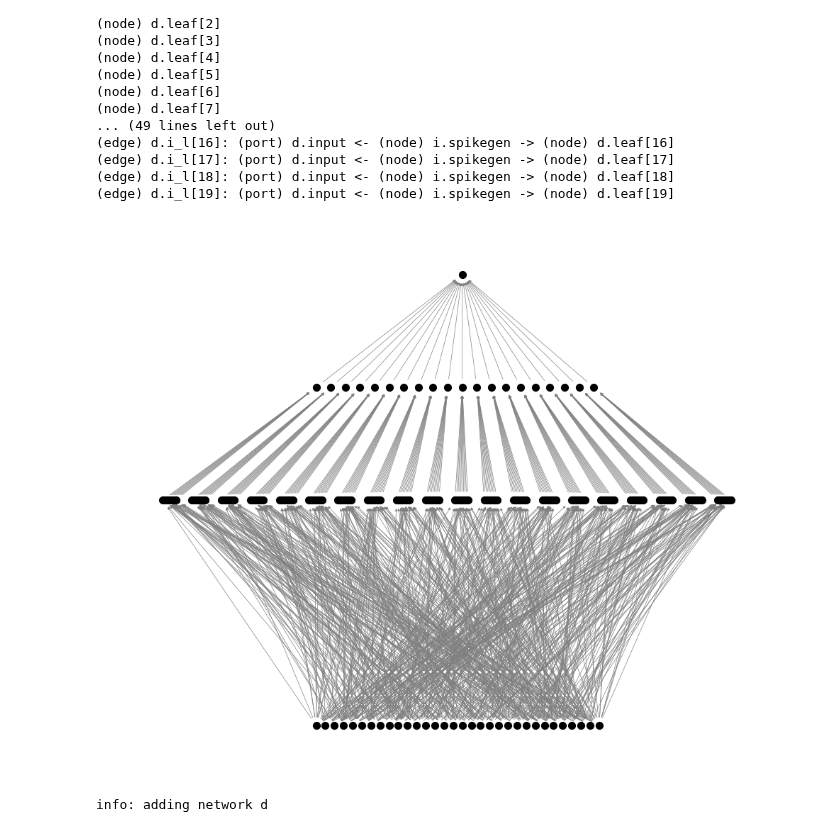
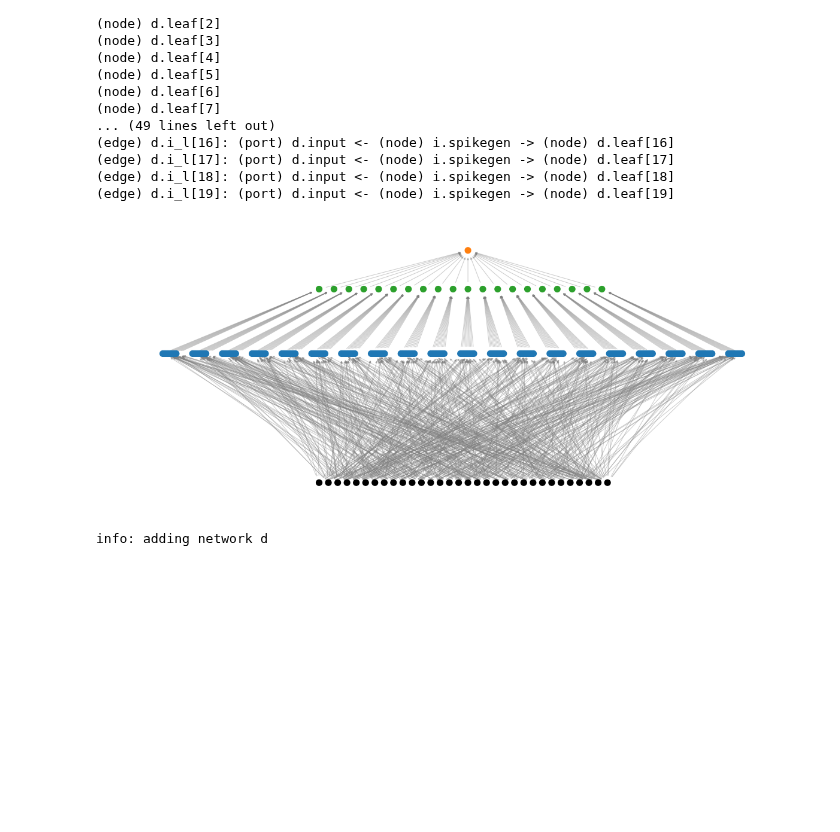
Before and after one commit to sandialabs/Sango, a Jupyter notebook: notebooks/example_dendstruct.ipynb, the cells around one changed output. Drawn from its saved outputs; the diff is of its cells as text; code cells hidden in the pictures; blank space fills up the shorter version.

Commit message:
updating figures to be more informative

```diff
--- a/notebooks/example_dendstruct.ipynb
+++ b/notebooks/example_dendstruct.ipynb
@@ -126,31 +126,36 @@ print(net)
 # %%
 # Modify the positions a bit for the visualization
 graph = net.graph()
 pos = nx.circular_layout(graph)
+index_map = {node: i for i, node in enumerate(graph.nodes())}
+color_map = ['black' for node in graph.nodes()] # default
 
 for i in range(input_n):
     pos[net.i.spikegen[i].name][0] = 1.0 * i / input_n - 0.5
     pos[net.i.spikegen[i].name][1] = 0.0
 
 for i in range(n_branch):
     pos[net.d.dend[i].name][0] = 1.0 * i / n_branch - 0.5
     pos[net.d.dend[i].name][1] = 0.75
+    color_map[index_map[net.d.dend[i].name]] = 'tab:green'
     for j in range(n_leaf):
         pos[net.d.leaf[i][j].name][0] = (2.0*i/n_branch - 1.0) + (1.0*j/n_leaf - 0.5)/(1.0*n_branch)
         pos[net.d.leaf[i][j].name][1] = 0.5
+        color_map[index_map[net.d.leaf[i][j].name]] = 'tab:blue'
 
 pos[net.d.soma[0].name][0] = 0.0
-pos[net.d.soma[0].name][1] = 1.0
+pos[net.d.soma[0].name][1] = 0.9
+color_map[index_map[net.d.soma[0].name]] = 'tab:orange'
 
 # Visualize
-plt.figure(figsize=(10, 8))
-nx.draw_networkx_nodes(graph, pos, node_size=50, node_color='black')
-nx.draw_networkx_edges(graph, pos, edge_color='gray', width=0.5, arrowsize=5)
+plt.figure(figsize=(12, 5))
+nx.draw_networkx_nodes(graph, pos, node_size=50, node_color=color_map)
+nx.draw_networkx_edges(graph, pos, edge_color='gray', alpha=0.4, width=0.75, arrowsize=5)
 
 plt.axis('off')
 plt.tight_layout()
 # %% [output]
-[figure, old version]
+[figure, new version]
 # %%
 class dNet(Network):
     def __init__(self, n_neuron, n_branch, n_leaf, prob):
```
Also changed, not shown: parts of 1 cell of this notebook, 2 other files.
